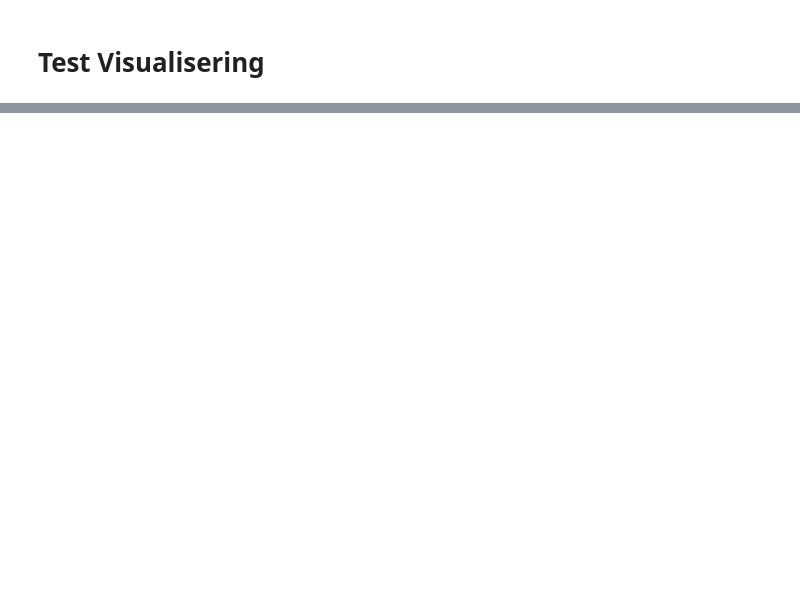
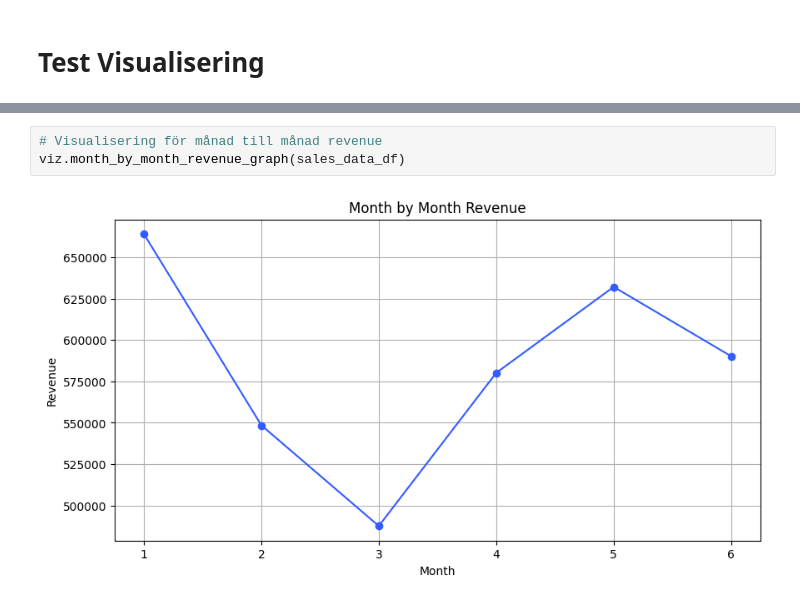
Before and after one commit to Tim-Ryd/goods-online, a Jupyter notebook: report.ipynb, the cells around one changed output, grey strips where cells are left out. Drawn from its saved outputs; the diff is of its cells as text; blank space fills up the shorter version.

```diff
--- a/report.ipynb
+++ b/report.ipynb
@@ -46,0 +33,5 @@ viz.revenue_per_city(sales_data_df)
+# %%
+# Visualisering för månad till månad revenue
+viz.month_by_month_revenue_graph(sales_data_df)
+# %% [output]
+[figure, added]
```
Also changed, not shown: parts of 4 cells of this notebook, 1 other file.
